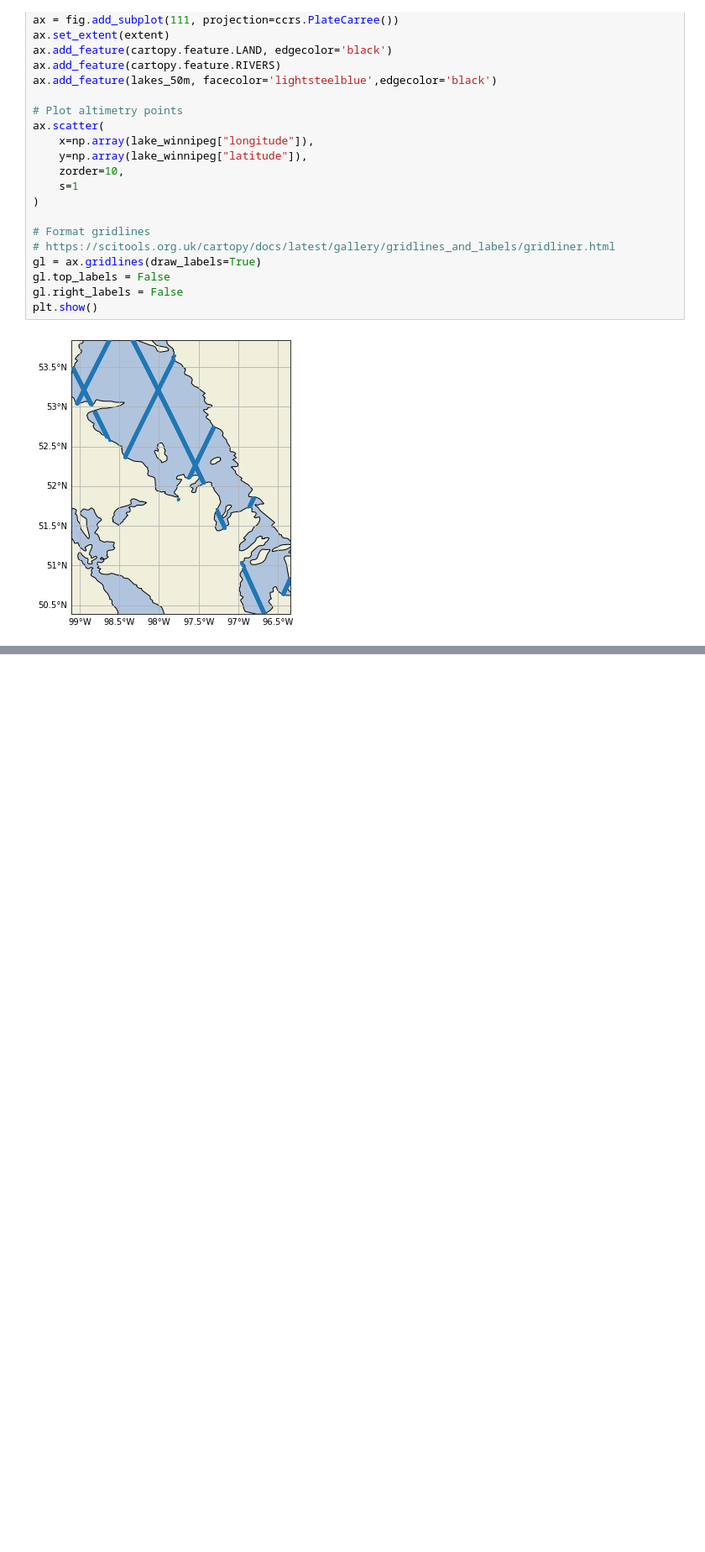
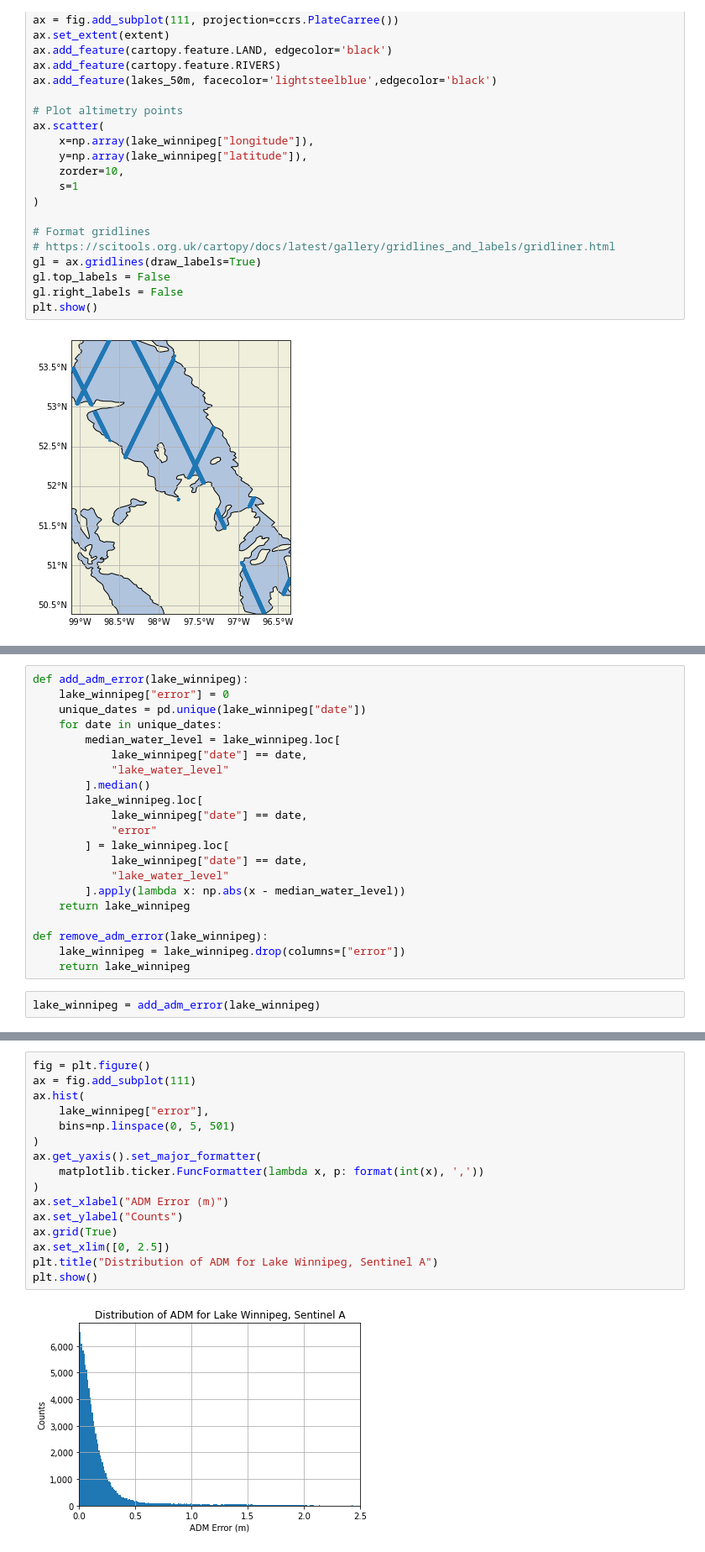
Before and after one commit to pvasudev16/ml-freshwater-management, a Jupyter notebook: lake_water_level_data_exploration.ipynb, the cells around one changed output, grey strips where cells are left out. Shown at 84% size. Drawn from its saved outputs; the diff is of its cells as text; blank space fills up the shorter version.

```diff
--- a/lake_water_level_data_exploration.ipynb
+++ b/lake_water_level_data_exploration.ipynb
@@ -145,0 +288,23 @@ plt.show()
+# %%
+def add_adm_error(lake_winnipeg):
+    lake_winnipeg["error"] = 0
+    unique_dates = pd.unique(lake_winnipeg["date"])
+    for date in unique_dates:
+        median_water_level = lake_winnipeg.loc[
+            lake_winnipeg["date"] == date,
+            "lake_water_level"
+        ].median()
+        lake_winnipeg.loc[
+            lake_winnipeg["date"] == date,
+            "error"
+        ] = lake_winnipeg.loc[
+            lake_winnipeg["date"] == date,
+            "lake_water_level"
+        ].apply(lambda x: np.abs(x - median_water_level))
+    return lake_winnipeg
+
+def remove_adm_error(lake_winnipeg):
+    lake_winnipeg = lake_winnipeg.drop(columns=["error"])
+    return lake_winnipeg
+# %%
+lake_winnipeg = add_adm_error(lake_winnipeg)
@@ -145,0 +322,18 @@ plt.show()
+# %%
+fig = plt.figure()
+ax = fig.add_subplot(111)
+ax.hist(
+    lake_winnipeg["error"],
+    bins=np.linspace(0, 5, 501)
+)
+ax.get_yaxis().set_major_formatter(
+    matplotlib.ticker.FuncFormatter(lambda x, p: format(int(x), ','))
+)
+ax.set_xlabel("ADM Error (m)")
+ax.set_ylabel("Counts")
+ax.grid(True)
+ax.set_xlim([0, 2.5])
+plt.title("Distribution of ADM for Lake Winnipeg, Sentinel A")
+plt.show()
+# %% [output]
+[figure, added]
```
Also changed, not shown: parts of 25 cells of this notebook.
